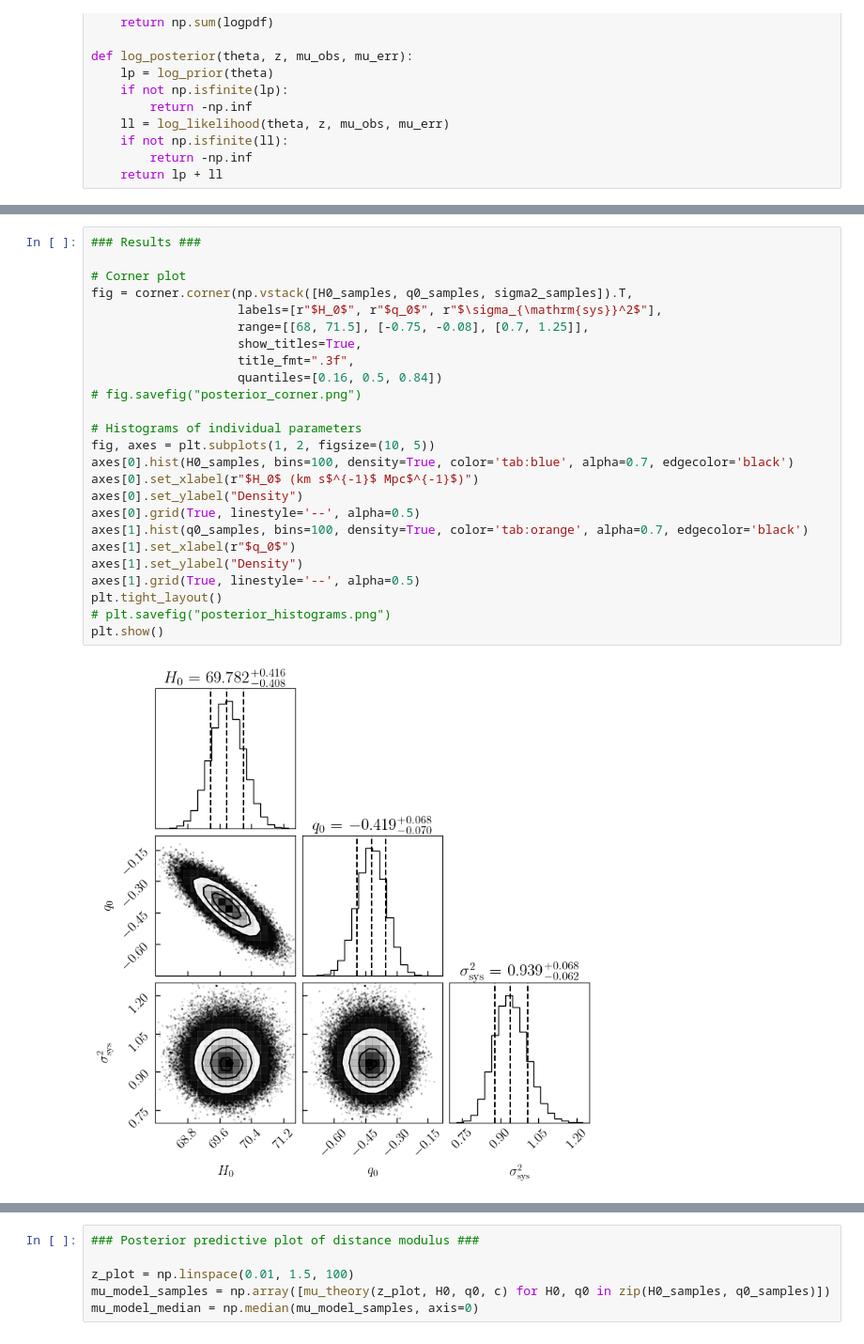
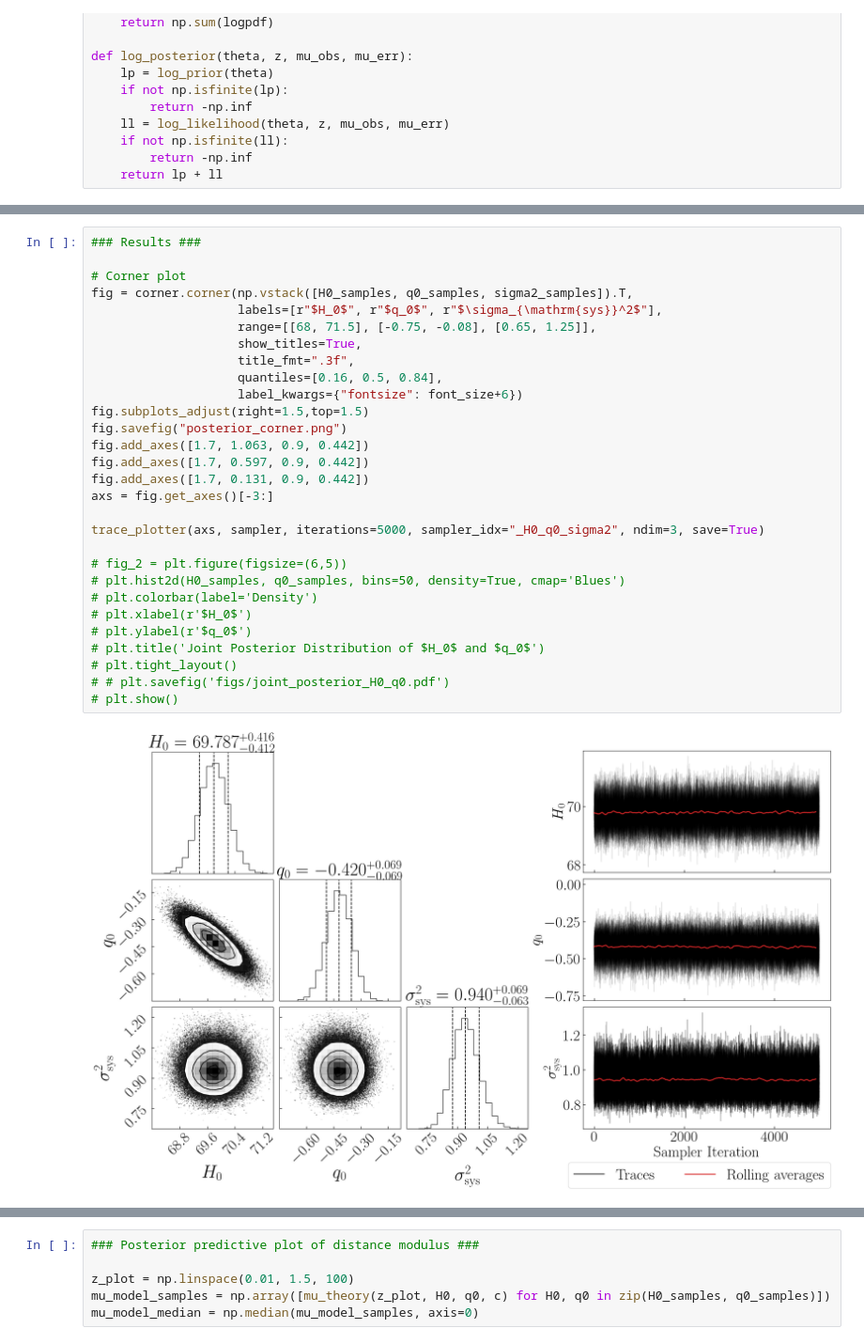
Before and after one commit to stommen/tif345_projects, a Jupyter notebook: project_1/project1_LBOS.ipynb, the cells around one changed output, grey strips where cells are left out. Shown at 94% size. Cells and saved outputs as stored; diff of their text form.

```diff
--- a/project_1/project1_LBOS.ipynb
+++ b/project_1/project1_LBOS.ipynb
@@ -125,27 +190,31 @@ Running production...
 # %%
 ### Results ###
 
 # Corner plot
 fig = corner.corner(np.vstack([H0_samples, q0_samples, sigma2_samples]).T,
                     labels=[r"$H_0$", r"$q_0$", r"$\sigma_{\mathrm{sys}}^2$"],
-                    range=[[68, 71.5], [-0.75, -0.08], [0.7, 1.25]],
+                    range=[[68, 71.5], [-0.75, -0.08], [0.65, 1.25]],
                     show_titles=True,
                     title_fmt=".3f",
-                    quantiles=[0.16, 0.5, 0.84])
-# fig.savefig("posterior_corner.png")
+                    quantiles=[0.16, 0.5, 0.84],
+                    label_kwargs={"fontsize": font_size+6})
+fig.subplots_adjust(right=1.5,top=1.5)
+fig.savefig("posterior_corner.png")
+fig.add_axes([1.7, 1.063, 0.9, 0.442])
+fig.add_axes([1.7, 0.597, 0.9, 0.442])
+fig.add_axes([1.7, 0.131, 0.9, 0.442])
+axs = fig.get_axes()[-3:]
 
-# Histograms of individual parameters
-fig, axes = plt.subplots(1, 2, figsize=(10, 5))
-axes[0].hist(H0_samples, bins=100, density=True, color='tab:blue', alpha=0.7, edgecolor='black')
-axes[0].set_xlabel(r"$H_0$ (km s$^{-1}$ Mpc$^{-1}$)")
-axes[0].set_ylabel("Density")
-axes[0].grid(True, linestyle='--', alpha=0.5)
-axes[1].hist(q0_samples, bins=100, density=True, color='tab:orange', alpha=0.7, edgecolor='black')
-axes[1].set_xlabel(r"$q_0$")
-axes[1].set_ylabel("Density")
-axes[1].grid(True, linestyle='--', alpha=0.5)
-plt.tight_layout()
-# plt.savefig("posterior_histograms.png")
-plt.show()
+trace_plotter(axs, sampler, iterations=5000, sampler_idx="_H0_q0_sigma2", ndim=3, save=True)
+
+# fig_2 = plt.figure(figsize=(6,5))
+# plt.hist2d(H0_samples, q0_samples, bins=50, density=True, cmap='Blues')
+# plt.colorbar(label='Density')
+# plt.xlabel(r'$H_0$')
+# plt.ylabel(r'$q_0$')
+# plt.title('Joint Posterior Distribution of $H_0$ and $q_0$')
+# plt.tight_layout()
+# # plt.savefig('figs/joint_posterior_H0_q0.pdf')
+# plt.show()
 # %% [output]
-[figure, old version]
+[figure, new version]
```
Also changed, not shown: parts of 4 cells of this notebook, 6 other files.
